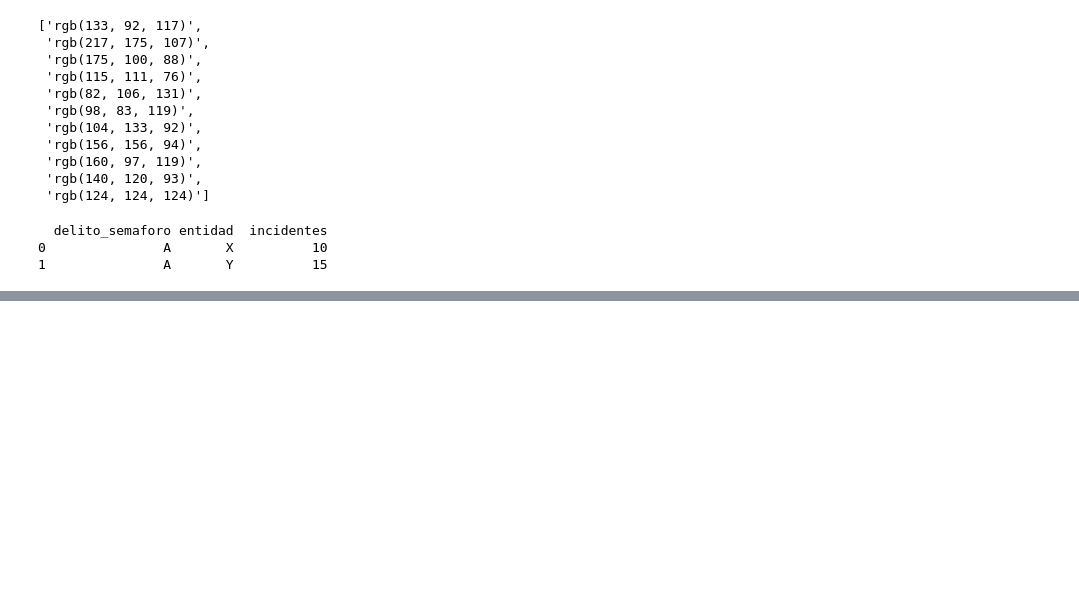
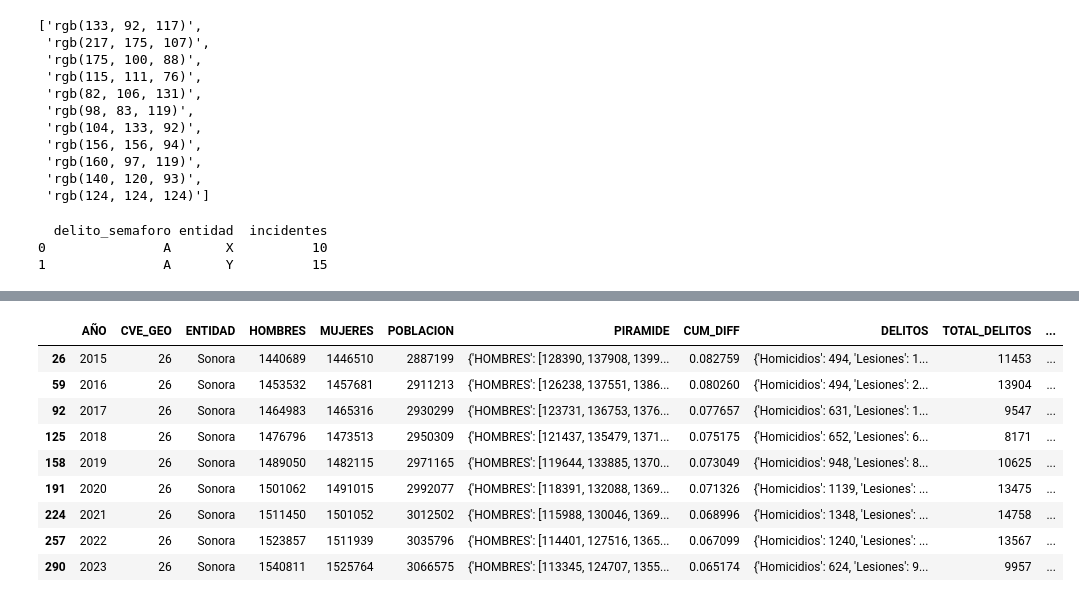
Before and after one commit to la-ciencia-del-delito/semaforo-delictivo, a Jupyter notebook: dashboard/pages/prueba.ipynb, the cells around one changed output, grey strips where cells are left out. Drawn from its saved outputs; the diff is of its cells as text; code cells hidden in the pictures; blank space fills up the shorter version.

```diff
--- a/dashboard/pages/prueba.ipynb
+++ b/dashboard/pages/prueba.ipynb
@@ -110,0 +97,3 @@ kpi["KPI_IIC_Color_rgb"] = np.where(kpi["KPI_IIC_Color_rgb"].astype(int) == 4, "
+# %%
+sonora = kpi.query("ENTIDAD == 'Sonora'").copy()
+sonora.head()
@@ -110,0 +107,15 @@ kpi["KPI_IIC_Color_rgb"] = np.where(kpi["KPI_IIC_Color_rgb"].astype(int) == 4, "
+# %%
+sonora["delta_kpi"] = (sonora["KPI_IIC"]-sonora["KPI_IIC"].shift()).fillna(0)
+# %%
+sonora
+# %% [output]
+|  | AÑO | CVE_GEO | ENTIDAD | HOMBRES | MUJERES | POBLACION | PIRAMIDE | CUM_DIFF | DELITOS | TOTAL_DELITOS | ... |
+| 26 | 2015 | 26 | Sonora | 1440689 | 1446510 | 2887199 | {'HOMBRES': [128390, 137908, 1399... | 0.082759 | {'Homicidios': 494, 'Lesiones': 1... | 11453 | ... |
+| 59 | 2016 | 26 | Sonora | 1453532 | 1457681 | 2911213 | {'HOMBRES': [126238, 137551, 1386... | 0.080260 | {'Homicidios': 494, 'Lesiones': 2... | 13904 | ... |
+| 92 | 2017 | 26 | Sonora | 1464983 | 1465316 | 2930299 | {'HOMBRES': [123731, 136753, 1376... | 0.077657 | {'Homicidios': 631, 'Lesiones': 1... | 9547 | ... |
+| 125 | 2018 | 26 | Sonora | 1476796 | 1473513 | 2950309 | {'HOMBRES': [121437, 135479, 1371... | 0.075175 | {'Homicidios': 652, 'Lesiones': 6... | 8171 | ... |
+| 158 | 2019 | 26 | Sonora | 1489050 | 1482115 | 2971165 | {'HOMBRES': [119644, 133885, 1370... | 0.073049 | {'Homicidios': 948, 'Lesiones': 8... | 10625 | ... |
+| 191 | 2020 | 26 | Sonora | 1501062 | 1491015 | 2992077 | {'HOMBRES': [118391, 132088, 1369... | 0.071326 | {'Homicidios': 1139, 'Lesiones': ... | 13475 | ... |
+| 224 | 2021 | 26 | Sonora | 1511450 | 1501052 | 3012502 | {'HOMBRES': [115988, 130046, 1369... | 0.068996 | {'Homicidios': 1348, 'Lesiones': ... | 14758 | ... |
+| 257 | 2022 | 26 | Sonora | 1523857 | 1511939 | 3035796 | {'HOMBRES': [114401, 127516, 1365... | 0.067099 | {'Homicidios': 1240, 'Lesiones': ... | 13567 | ... |
+| 290 | 2023 | 26 | Sonora | 1540811 | 1525764 | 3066575 | {'HOMBRES': [113345, 124707, 1355... | 0.065174 | {'Homicidios': 624, 'Lesiones': 9... | 9957 | ... |
```
Also changed, not shown: parts of 16 cells of this notebook, 6 other files.
